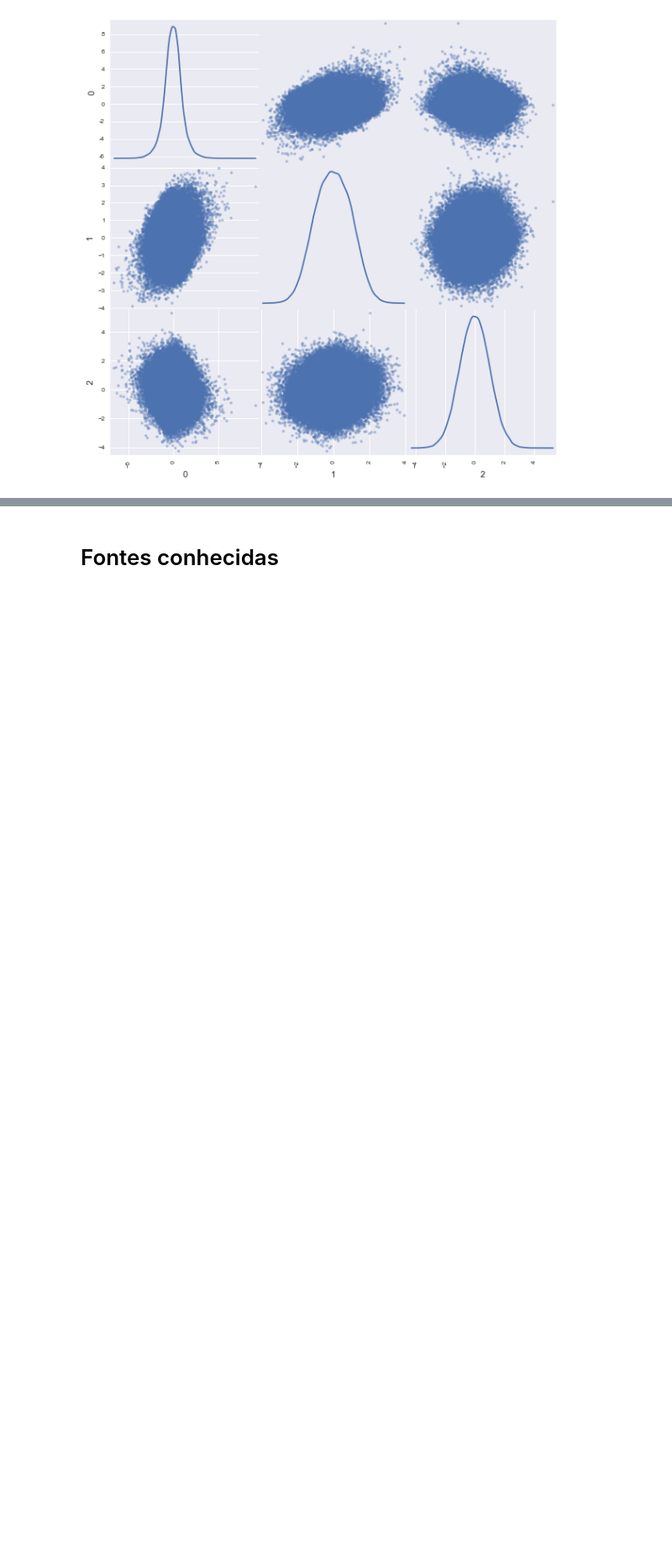
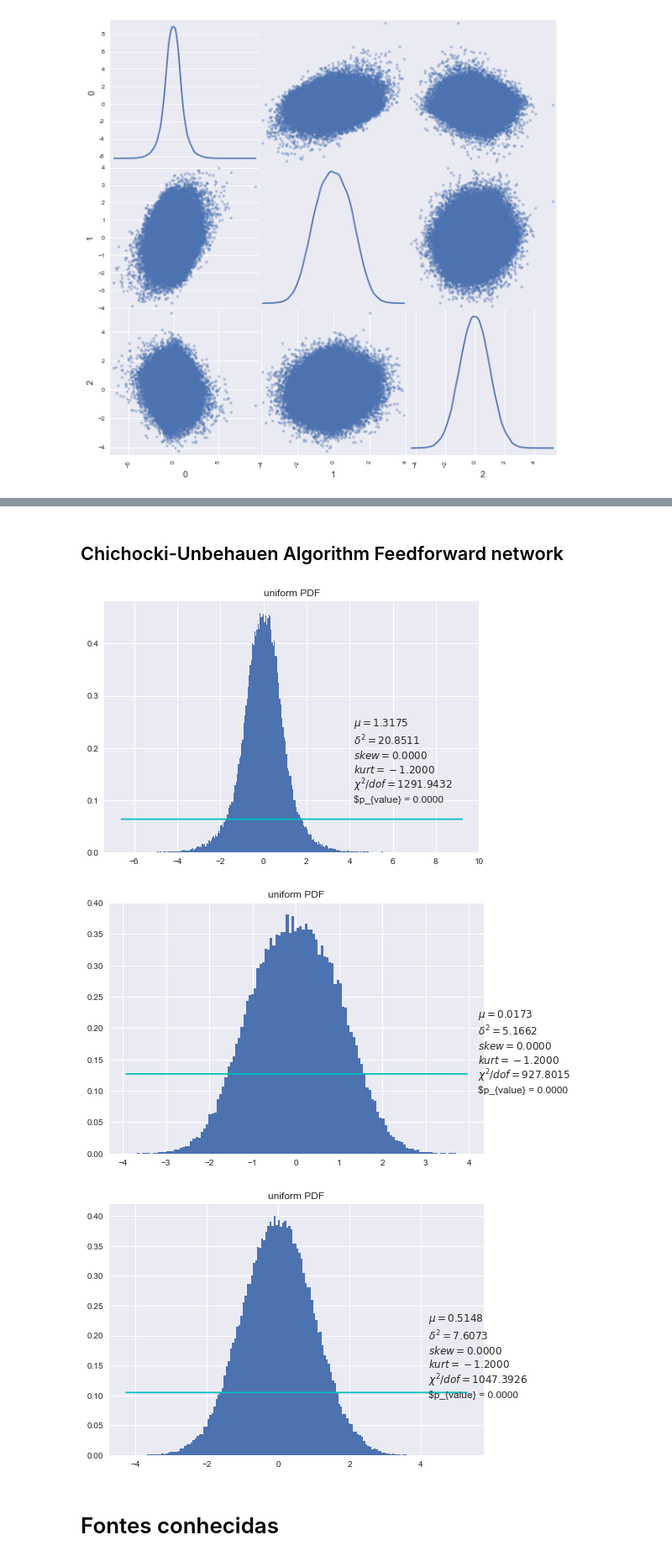
Before and after one commit to crucis/ICA, a Jupyter notebook: Exercicio 1 - 100000.ipynb, the cells around one changed output, grey strips where cells are left out. Shown: that part at 84% size. Saved outputs shown, nothing was run; the diff lists cells and outputs as text; code cells hidden in the pictures; blank space fills up the shorter version.

```diff
--- a/Exercicio 1 - 100000.ipynb
+++ b/Exercicio 1 - 100000.ipynb
@@ -117,3 +142,13 @@ plot_MutualInformation(mixtures[-1000:], y = yFeedforward[-1000:], KDE = False)
+# %% [markdown]
+## Chichocki-Unbehauen Algorithm Feedforward network
+# %%
+graph_fittedData(yFeedforward[0])
+graph_fittedData(yFeedforward[1])
+graph_fittedData(yFeedforward[2])
+# %% [output]
+[figure, added]
+[figure, added]
+[figure, added]
 # %% [markdown]
 # Fontes conhecidas
 # %%
```
Also changed, not shown: parts of 17 cells of this notebook, 3 other files.
